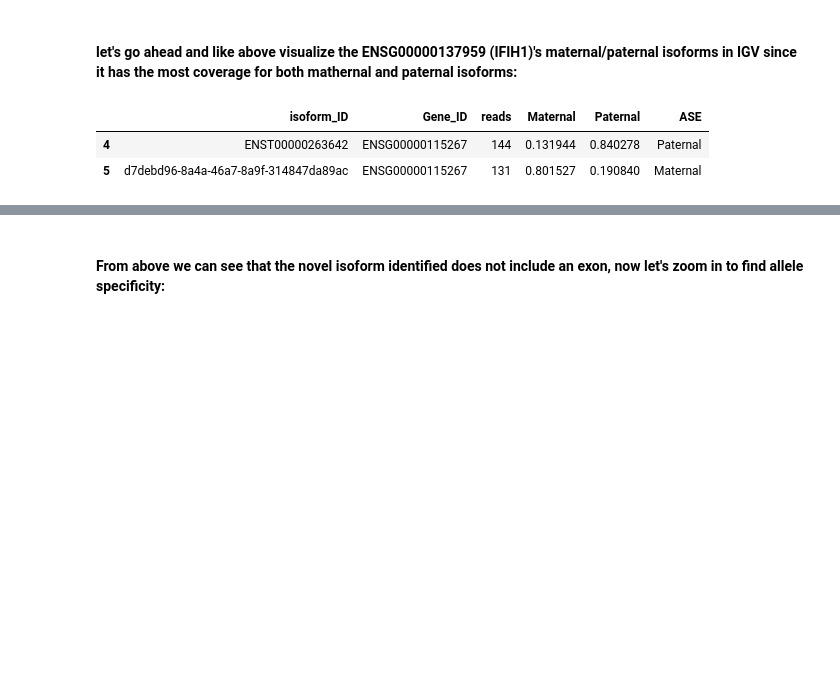
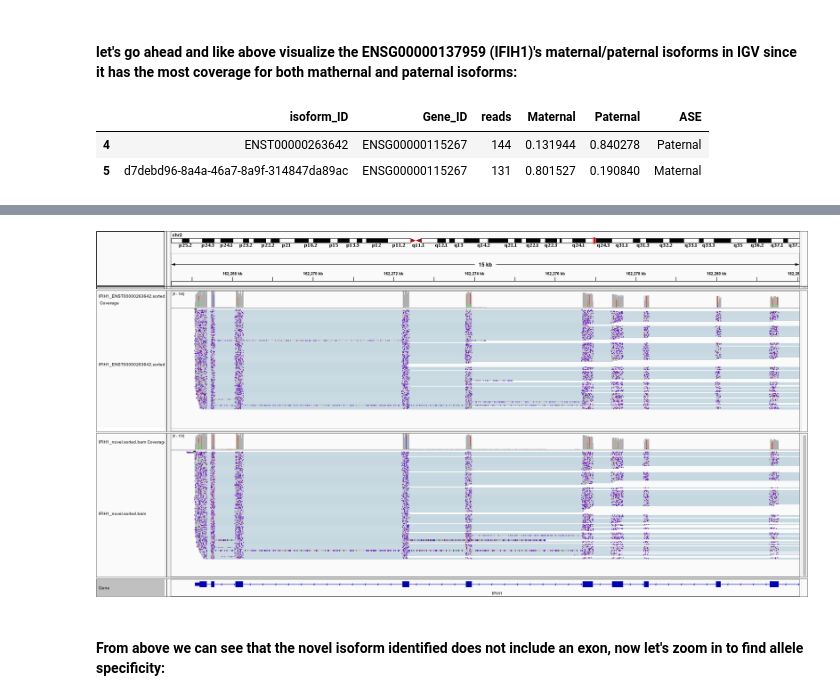
Before and after one commit to timplab/rna_consortia, a Jupyter notebook: scripts/Allele_specificity_analysis.ipynb, the cells around one changed output, grey strips where cells are left out. Cells and saved outputs as stored; diff of their text form; code cells hidden in the pictures; blank space fills up the shorter version.

```diff
--- a/scripts/Allele_specificity_analysis.ipynb
+++ b/scripts/Allele_specificity_analysis.ipynb
@@ -363,2 +359,6 @@ IFrame("IFIH1_1.svg", width=1500, height=1100)
+# %%
+Image(filename='IFIH1.png')
+# %% [output]
+[figure, added]
 # %% [markdown]
 #### From above we can see that the novel isoform identified does not include an exon, now let's zoom in to find allele specificity:
```
Also changed, not shown: parts of 6 cells of this notebook.
